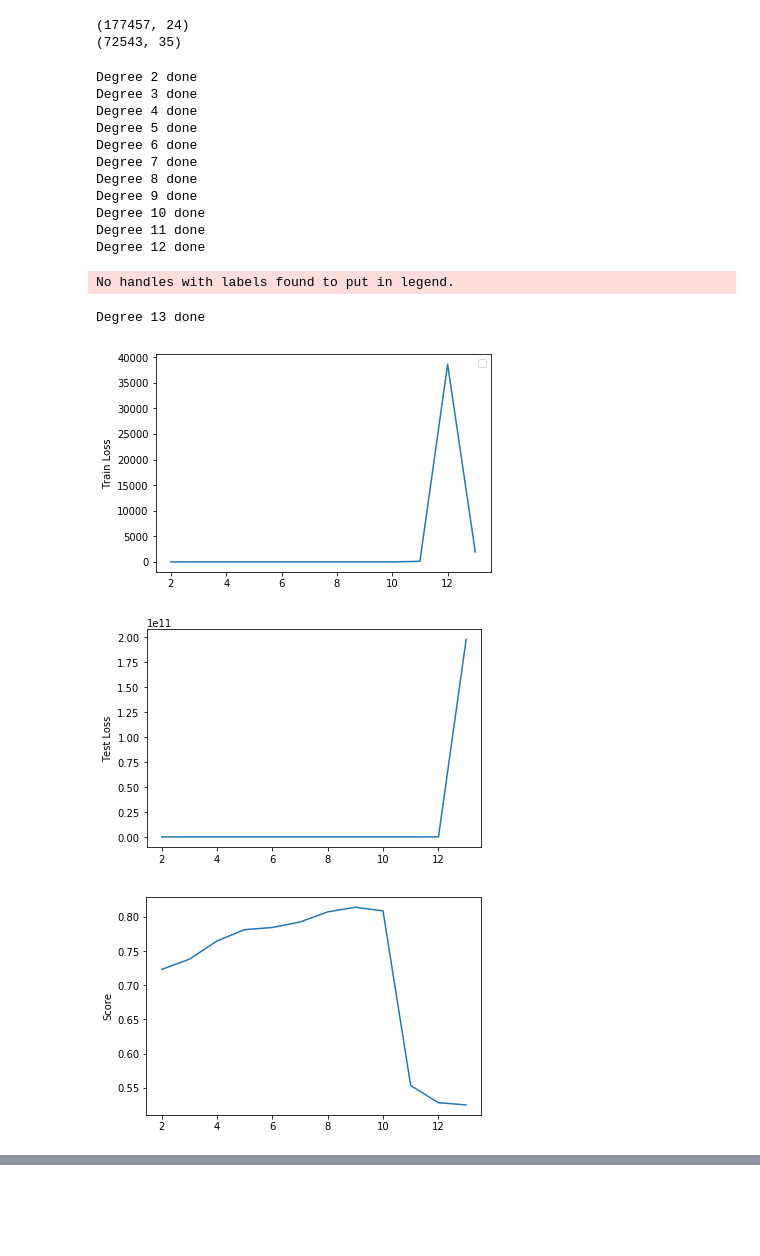
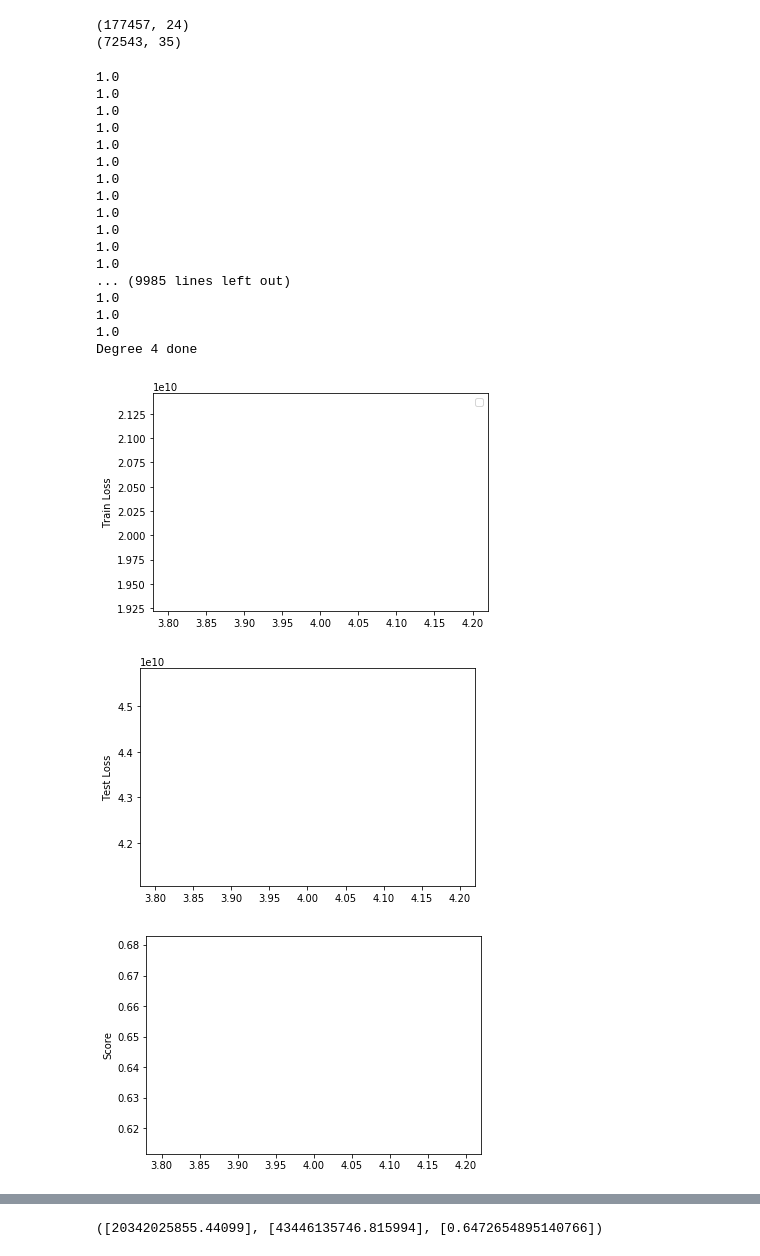
Before and after one commit to GTaf/ML_project_1, a Jupyter notebook: proj1.ipynb, the cells around one changed output, grey strips where cells are left out. Cells and saved outputs as stored; diff of their text form; code cells hidden in the pictures; blank space fills up the shorter version.

```diff
--- a/proj1.ipynb
+++ b/proj1.ipynb
@@ -10,6 +13,7 @@ from proj1_helpers import *
 def ultimate_split(yb, input_data, ids):
     """
     The ultimate split. THE real BADA$$.
+    This is some real shit
     """
 
     mask_0 = (input_data[:,22] == 0)
@@ -66,9 +70,11 @@ def angle_features_processing(data_path):
 
     return yb, new_data, ids
 # %%
+
 yb, input_data, ids =  angle_features_processing("train.csv")
-
+input_data = standardize(input_data)
 yb0, yb1, yb2, yb3, data0, data1, data2, data3, ids0, ids1, ids2, ids3 = ultimate_split(yb, input_data, ids)
 
 data0 = remove_features_0(data0)
 data1 = remove_features_1(data1)
+print np.shape(data0), np.shape(data1), np.shape(data2)
@@ -156,7 +159,7 @@ def Kfold_ridge(k,degree,lambda_):
     train_loss_list = []
     test_loss_list = []
     score_list = []
-    for yb_train, input_data_train, ids_train, yb_test, input_data_test, ids_test in K_split_LS(yb_sup1, input_data_sup1, ids_sup1,k):
+    for yb_train, input_data_train, ids_train, yb_test, input_data_test, ids_test in K_split_LS(yb3, data3, ids3,k):
         input_data_train_poly = build_poly(input_data_train,degree)
         input_data_test_poly = build_poly(input_data_test,degree)
         w, train_loss, test_loss, y_pred = ridge(yb_test, input_data_test_poly, yb_train, input_data_train_poly,lambda_)
@@ -186,9 +189,10 @@ def build_poly(x, degree):
     return poly
 # %%
 def param_test(k,max_deg,max_lambda,lambda_step):
-    lambda_list = np.arange(0,max_lambda,lambda_step)
-    #lambda_list = np.logspace(1, 5, num=6)
-    degree_list = np.arange(2,max_deg)
+    #lambda_list = np.arange(10,max_lambda,lambda_step)
+    #lambda_list = np.sort(2000*(1+np.random.rand(10)))
+    lambda_list = np.logspace(-5, 0, num=10)
+    degree_list = np.arange(4,max_deg)
     final_train_loss_list = []
     final_test_loss_list = []
     final_score_list = []
@@ -204,12 +208,12 @@ def param_test(k,max_deg,max_lambda,lambda_step):
         final_score_list+=[score]
         print("Degree " + str(degree) + " done")
     """
-    degree = 4
+    degree = 9
     for lambda_ in lambda_list:
         train_loss_list, test_loss_list,score_list = Kfold_ridge(k,degree,lambda_)
         train_loss, test_loss, score = np.mean(train_loss_list), np.mean(test_loss_list), np.mean(score_list)
-        final_train_loss_list+=[train_loss*(1./degree)]
-        final_test_loss_list+=[test_loss*(1./degree)]
+        final_train_loss_list+=[train_loss]
+        final_test_loss_list+=[test_loss]
         final_score_list+=[score]
         print("Lambda =  " + str(lambda_) + " done")
     """
@@ -246,46 +250,50 @@ def param_test_simultane(k,max_deg,max_lambda,number_lambda):
         for i, lambda_ in enumerate(lambda_list):
             train_loss_list, test_loss_list,score_list = Kfold_ridge(k,degree,lambda_)
             #train_loss_list, test_loss_list,score_list = CrossVal_ridge(k,degree,lambda_)
             train_loss, test_loss, score = np.mean(train_loss_list), np.mean(test_loss_list), np.mean(score_list)
             final_train_loss_list[j,i]=train_loss
             final_test_loss_list[j,i]=test_loss
             final_score_list[j,i]=score
             print ("Degree = " + str(degree) + " and Lambda = " + str(lambda_))
 
 
     plt.legend()
     plt.figure(1)
     #plt.contourf(lambda_list,degree_list, final_train_loss_list, 20, cmap='RdGy')
     plt.pcolor(lambda_list,degree_list, final_train_loss_list)
     #plt.colorbar();
     plt.ylabel("Train Loss")
     plt.figure(2)
     plt.contourf(lambda_list,degree_list,  final_test_loss_list, 20, cmap='RdGy')
     plt.colorbar();
     plt.ylabel("Test Loss")
     plt.figure(3)
     plt.contourf(lambda_list,degree_list,  final_score_list, 20, cmap='RdGy')
     plt.colorbar();
     plt.ylabel("Score")
     plt.show()
 
     return final_train_loss_list, final_test_loss_list, final_score_list
 
-param_test(10,14,80,10)
+param_test(10,5,100,10)
 # %% [output]
-Degree 2 done
-Degree 3 done
+1.0
+1.0
+1.0
+1.0
+1.0
+1.0
+1.0
+1.0
+1.0
+1.0
+1.0
+1.0
+... (9985 lines left out)
+1.0
+1.0
+1.0
 Degree 4 done
-Degree 5 done
-Degree 6 done
-Degree 7 done
-Degree 8 done
-Degree 9 done
-Degree 10 done
-Degree 11 done
-Degree 12 done
-No handles with labels found to put in legend.
-Degree 13 done
-[figure, old version]
+[figure, new version]
-[figure, old version]
+[figure, new version]
-[figure, old version]
+[figure, new version]
@@ -309,3 +300,4 @@ Degree 13 done
+([20342025855.44099], [43446135746.815994], [0.6472654895140766])
 # %%
 def submission_ridge(degree_inf1,degree_sup1,lambda_inf1,lambda_sup1):
 
```
Also changed, not shown: parts of 11 cells of this notebook, 3 other files.
